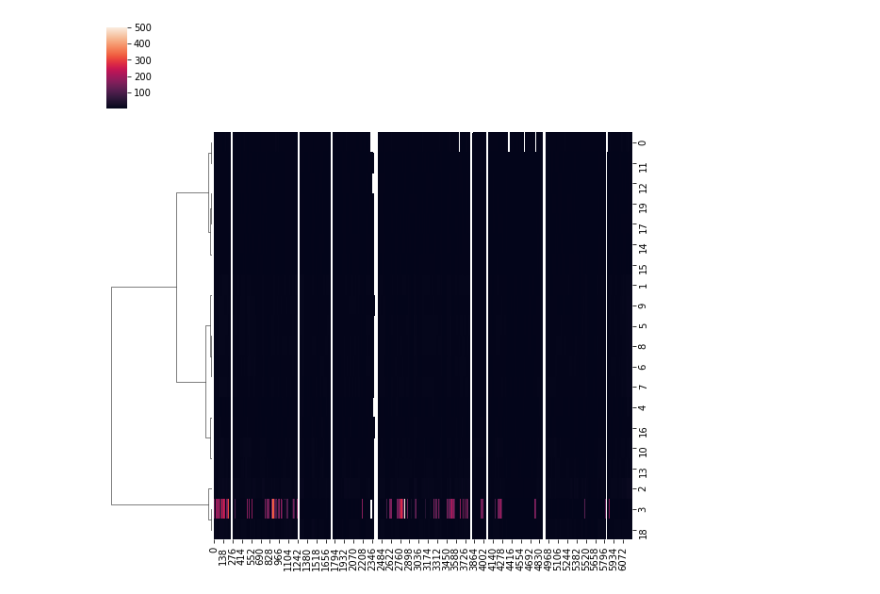
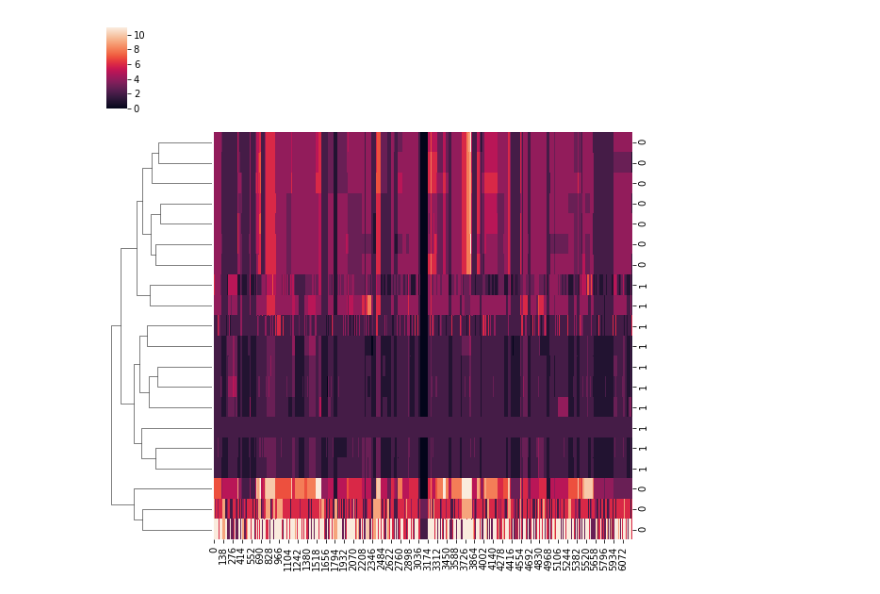
Before and after one commit to shahcompbio/scgenome-deprecated, a Jupyter notebook: notebooks/bhc_ovarian.ipynb, the cells around one changed output. Saved outputs shown, nothing was run; the diff lists cells and outputs as text; code cells hidden in the pictures.

Commit message:
minor: change default in cn_data_to_mat, notebook

```diff
--- a/notebooks/bhc_ovarian.ipynb
+++ b/notebooks/bhc_ovarian.ipynb
@@ -146,6 +134,7 @@ biplinkage, biplot_data = get_plot_data(bilinkage)
 # %%
 from scgenome import utils
 # %%
-bi_cn_mat, bi_cn_meas, bi_cn_ids = utils.cn_data_to_mat_data_ids(bi_cn_data)
+bi_cn_mat, bi_cn_meas, bi_cn_ids = utils.cn_data_to_mat_data_ids(bi_cn_data, data_id="state")
 #def cn_data_to_mat_data_ids(cn_data, data_id=CN_DATA_ID, cell_id=CELL_ID,
 #                            index_ids=INDEX_IDS, value_ids=VALUE_IDS):
+y_labels = bi_cn_ids.str[2].astype(int) - 1
@@ -168,7 +141,10 @@ array([[        nan,         nan,  1.99999996, ...,         nan,
+# %%
+nbiplot_data = biplot_data.copy()
+nbiplot_data[:,2] = np.log(nbiplot_data[:,2])
 # %%
-g = sns.clustermap(bi_cn_meas, col_cluster=False, row_linkage=biplot_data)
+g = sns.clustermap(bi_cn_meas, col_cluster=False, row_linkage=nbiplot_data, yticklabels = y_labels)
 # %% [output]
-[figure, old version]
+[figure, new version]
 # %%
 import seaborn as sns
 import numpy as np
```
Also changed, not shown: parts of 8 cells of this notebook, 1 other file.
